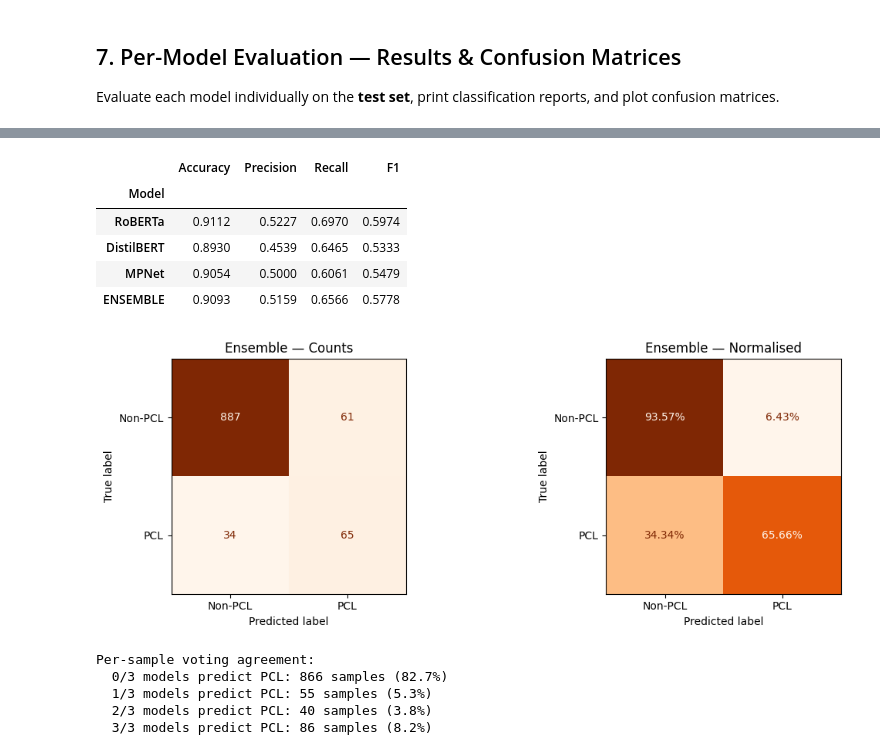
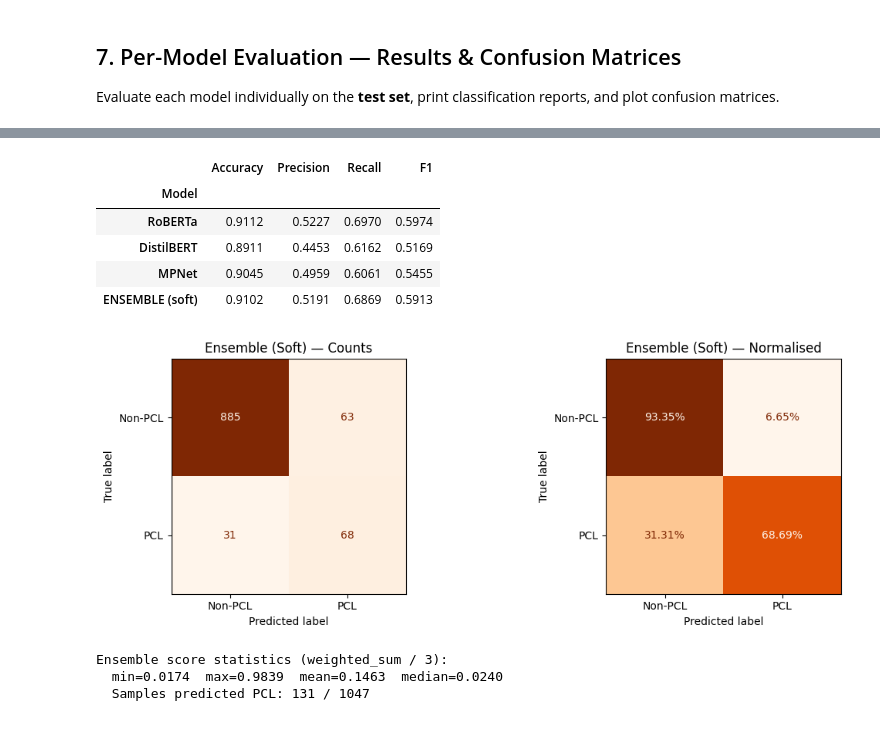
Before and after one commit to mksethia/NLP_CW, a Jupyter notebook: Dont_Patronize_Me_Trainingset/ensemble_voting_model.ipynb, the cells around one changed output, grey strips where cells are left out. Saved outputs shown, nothing was run; the diff lists cells and outputs as text; code cells hidden in the pictures.

```diff
--- a/Dont_Patronize_Me_Trainingset/ensemble_voting_model.ipynb
+++ b/Dont_Patronize_Me_Trainingset/ensemble_voting_model.ipynb
@@ -194,9 +196,19 @@ HYPERPARAMS = {
     "weight_decay": 0.06,
 }
 
+# ── Training toggle ──────────────────────────────────────────────────────────
+# True  = train from scratch and save a new checkpoint
+# False = skip training, reload the model from the existing checkpoint
+TRAIN_TOGGLE = {
+    "RoBERTa":    False,
+    "DistilBERT": True,
+    "MPNet":      False,
+}
+
 print("Hyperparameters:")
 for k, v in HYPERPARAMS.items():
     print(f"  {k}: {v}")
+print(f"\nTraining toggles: {TRAIN_TOGGLE}")
 # %% [output]
 Hyperparameters:
   learning_rate: 2e-05
@@ -336,7 +373,8 @@ There were unexpected keys in the checkpoint model loaded: ['distilbert.embeddin
 
 Evaluate each model individually on the **test set**, print classification reports, and plot confusion matrices.
 # %%
-per_model_preds = {}  # {name: np.array of predictions on test set}
+per_model_preds = {}   # {name: np.array of hard predictions on test set}
+per_model_probs = {}   # {name: np.array of PCL (class-1) probabilities}
 
 for name in MODEL_CATALOGUE:
     print(f"\n{'='*60}")
@@ -349,9 +387,13 @@ for name in MODEL_CATALOGUE:
 
     # Predict on test set
     predictions = trainer.predict(test_tok)
-    preds = np.argmax(predictions.predictions, axis=-1)
+    logits = predictions.predictions                    # (n, 2)
+    probs  = scipy_softmax(logits, axis=-1)             # softmax → probabilities
+    preds  = np.argmax(logits, axis=-1)
     labels = predictions.label_ids
+
     per_model_preds[name] = preds
+    per_model_probs[name] = probs[:, 1]                 # P(PCL)
 
     # Classification report
     print(f"\n{name} — Classification Report:")
@@ -424,15 +466,34 @@ Each of the 3 models votes; a sample is classified as **PCL** if **2 or more** m
 # %%
-# Majority vote: PCL (1) if >= 2 out of 3 models predict PCL
-votes = np.stack(list(per_model_preds.values()), axis=0)  # (3, n_test)
-ensemble_preds = (votes.sum(axis=0) >= 2).astype(int)
+# Weighted soft vote: sum of  w_i * P(PCL)_i  vs threshold
+# ── Ensemble configuration ───────────────────────────────────────────────────
+# Weights applied to each model's PCL probability in the soft vote.
+ENSEMBLE_WEIGHTS = {
+    "RoBERTa":    1.3,
+    "DistilBERT": 0.8,
+    "MPNet":      0.9,
+}
+# Threshold on the *weighted sum* of PCL probabilities.
+# With all weights = 1.0 and 3 models, max weighted sum = 3.0.
+# A threshold of 1.5 means the average model must assign > 50% PCL probability.
+ENSEMBLE_THRESHOLD = 1.38
+
+weighted_sum = np.zeros(len(test_dataset))
+for name in MODEL_CATALOGUE:
+    w = ENSEMBLE_WEIGHTS[name]
+    weighted_sum += w * per_model_probs[name]
+
+ensemble_score = weighted_sum / 3  # average weighted probability
+ensemble_preds = (ensemble_score > (ENSEMBLE_THRESHOLD / 3)).astype(int)
 true_labels = np.array(test_dataset["label"])
 
 # ---------------------------------------------------------------------------
 # Overall classification report
 # ---------------------------------------------------------------------------
 print("=" * 60)
-print("  ENSEMBLE (Majority Vote) — Test Set Results")
+print("  ENSEMBLE (Weighted Soft Vote) — Test Set Results")
 print("=" * 60)
+print(f"  Weights    : {ENSEMBLE_WEIGHTS}")
+print(f"  Threshold  : weighted_sum > {ENSEMBLE_THRESHOLD}  (avg > {ENSEMBLE_THRESHOLD/3:.4f})")
 print(classification_report(true_labels, ensemble_preds, target_names=LABEL_NAMES, digits=4))
 
 # Per-model vs ensemble summary table
@@ -444,7 +505,7 @@ for name, preds in per_model_preds.items():
 
 p, r, f1, _ = precision_recall_fscore_support(true_labels, ensemble_preds, average="binary", pos_label=1)
 acc = accuracy_score(true_labels, ensemble_preds)
-rows.append({"Model": "ENSEMBLE", "Accuracy": acc, "Precision": p, "Recall": r, "F1": f1})
+rows.append({"Model": "ENSEMBLE (soft)", "Accuracy": acc, "Precision": p, "Recall": r, "F1": f1})
 
 summary_df = pd.DataFrame(rows).set_index("Model")
 print("\nSummary comparison:")
@@ -459,24 +520,23 @@ cm = confusion_matrix(true_labels, ensemble_preds)
 ConfusionMatrixDisplay(cm, display_labels=LABEL_NAMES).plot(
     ax=axes[0], cmap="Oranges", colorbar=False
 )
-axes[0].set_title("Ensemble — Counts")
+axes[0].set_title("Ensemble (Soft) — Counts")
 
 cm_norm = confusion_matrix(true_labels, ensemble_preds, normalize="true")
 ConfusionMatrixDisplay(cm_norm, display_labels=LABEL_NAMES).plot(
     ax=axes[1], cmap="Oranges", colorbar=False, values_format=".2%"
 )
-axes[1].set_title("Ensemble — Normalised")
+axes[1].set_title("Ensemble (Soft) — Normalised")
 
 plt.tight_layout()
 plt.show()
 
 # ---------------------------------------------------------------------------
-# Voting agreement heatmap
+# Probability distribution of ensemble scores
 # ---------------------------------------------------------------------------
-print("\nPer-sample voting agreement:")
-agreement = votes.sum(axis=0)
-for v in [0, 1, 2, 3]:
-    count = (agreement == v).sum()
-    print(f"  {v}/3 models predict PCL: {count} samples ({count/len(agreement)*100:.1f}%)")
+print(f"\nEnsemble score statistics (weighted_sum / 3):")
+print(f"  min={ensemble_score.min():.4f}  max={ensemble_score.max():.4f}  "
+      f"mean={ensemble_score.mean():.4f}  median={np.median(ensemble_score):.4f}")
+print(f"  Samples predicted PCL: {ensemble_preds.sum()} / {len(ensemble_preds)}")
 # %% [output]
 ============================================================
@@ -493,15 +555,13 @@ weighted avg     0.9208    0.9093    0.9141      1047
 
 
 Summary comparison:
 |  | Accuracy | Precision | Recall | F1 |
 | Model |  |  |  |  |
 | RoBERTa | 0.9112 | 0.5227 | 0.6970 | 0.5974 |
-| DistilBERT | 0.8930 | 0.4539 | 0.6465 | 0.5333 |
-| MPNet | 0.9054 | 0.5000 | 0.6061 | 0.5479 |
-| ENSEMBLE | 0.9093 | 0.5159 | 0.6566 | 0.5778 |
+| DistilBERT | 0.8911 | 0.4453 | 0.6162 | 0.5169 |
+| MPNet | 0.9045 | 0.4959 | 0.6061 | 0.5455 |
+| ENSEMBLE (soft) | 0.9102 | 0.5191 | 0.6869 | 0.5913 |
-[figure, old version]
+[figure, new version]
-Per-sample voting agreement:
-  0/3 models predict PCL: 866 samples (82.7%)
-  1/3 models predict PCL: 55 samples (5.3%)
-  2/3 models predict PCL: 40 samples (3.8%)
-  3/3 models predict PCL: 86 samples (8.2%)
+Ensemble score statistics (weighted_sum / 3):
+  min=0.0174  max=0.9839  mean=0.1463  median=0.0240
+  Samples predicted PCL: 131 / 1047
```
Also changed, not shown: parts of 8 cells of this notebook.
